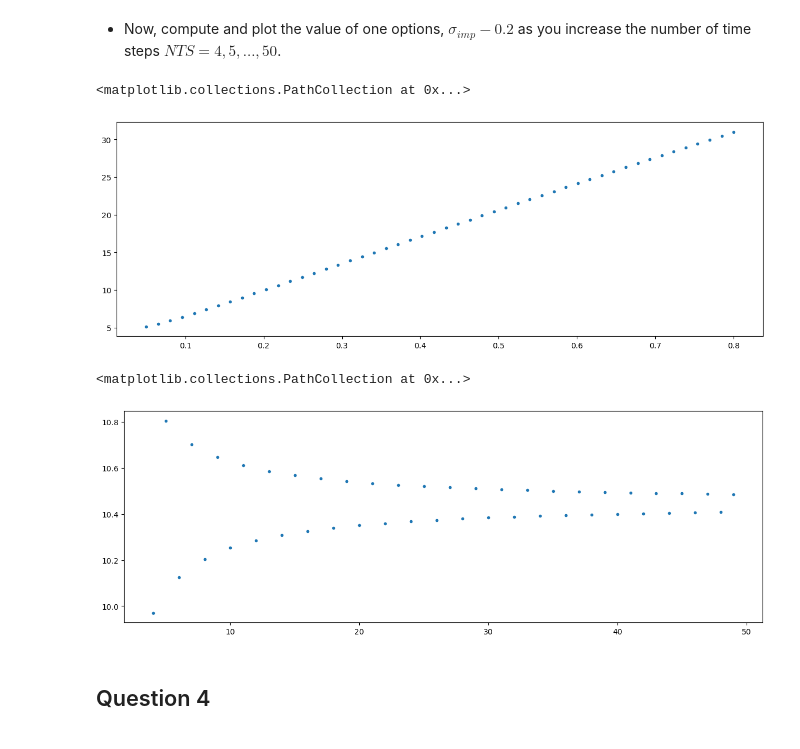
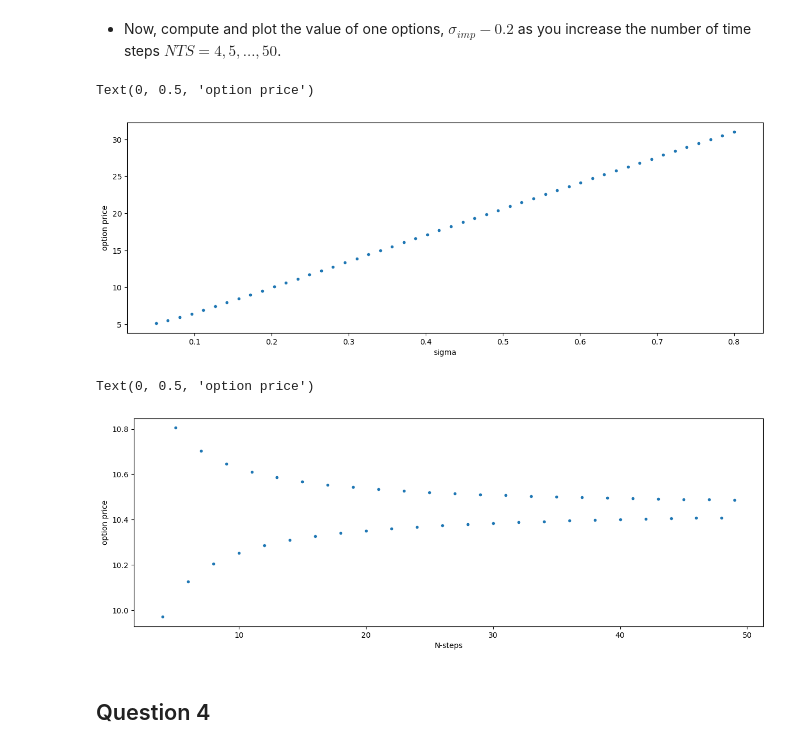
Before and after one commit to fbristotti/cqf, a Jupyter notebook: exam1/exam1.ipynb, the cells around one changed output. Saved outputs shown, nothing was run; the diff lists cells and outputs as text; code cells hidden in the pictures.

```diff
--- a/exam1/exam1.ipynb
+++ b/exam1/exam1.ipynb
@@ -279,21 +282,27 @@ for sigma in sigmas:
 
 plt.subplots(figsize=[15,5])
 plt.scatter(sigmas, prices, marker='.')
+
+plt.xlabel('sigma')
+plt.ylabel('option price')
 # %% [output]
-<matplotlib.collections.PathCollection at 0x...>
+Text(0, 0.5, 'option price')
-[figure, old version]
+[figure, new version]
 # %%
 ns = list(range(4, 50, 1))
 
 prices = []
 for n in ns:
     prices.append(opt_binomial(S0=S, K=K, T=T, r=r, sigma=0.2, N=n, CP='C'))
 
 plt.subplots(figsize=[15,5])
 plt.scatter(ns, prices, marker='.')
+
+plt.xlabel('N-steps')
+plt.ylabel('option price')
 # %% [output]
-<matplotlib.collections.PathCollection at 0x...>
+Text(0, 0.5, 'option price')
-[figure, old version]
+[figure, new version]
 # %% [markdown]
 ## Question 4
 # %% [markdown]
```
Also changed, not shown: parts of 3 cells of this notebook.
